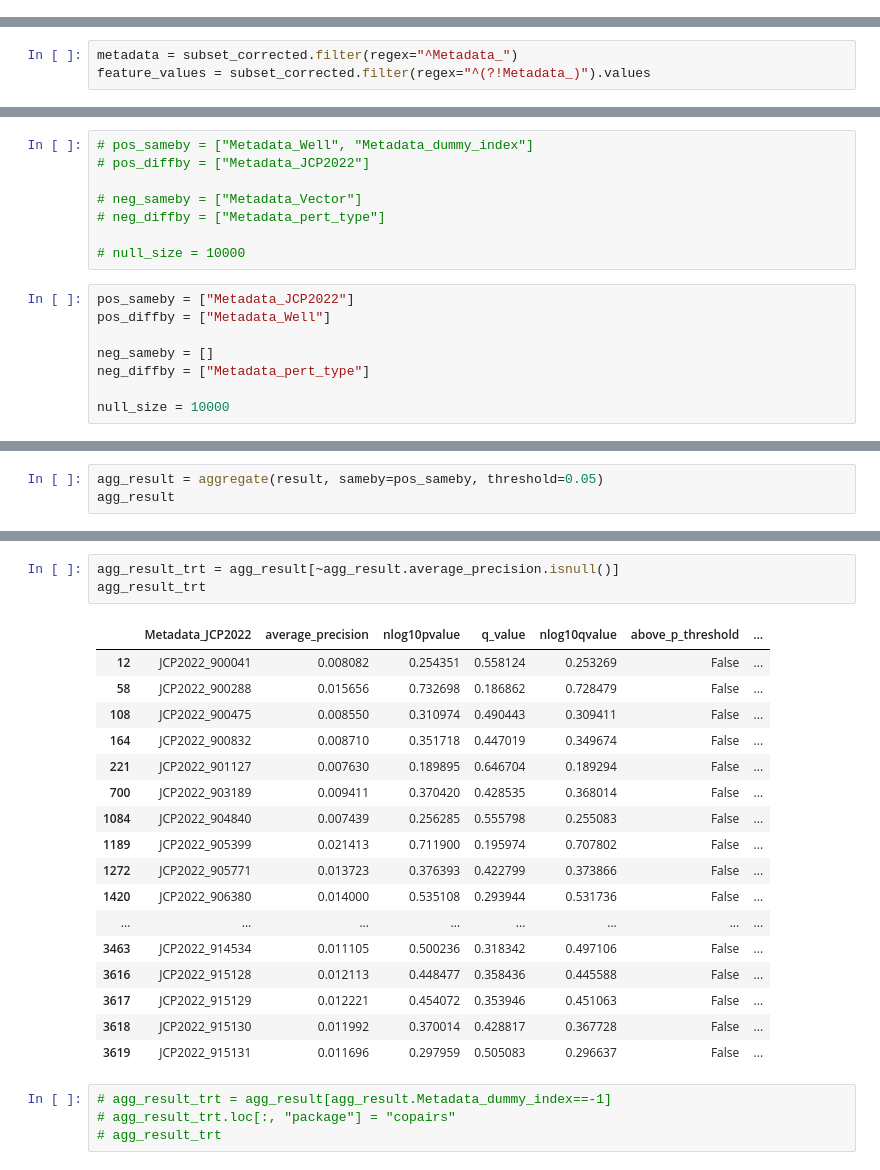
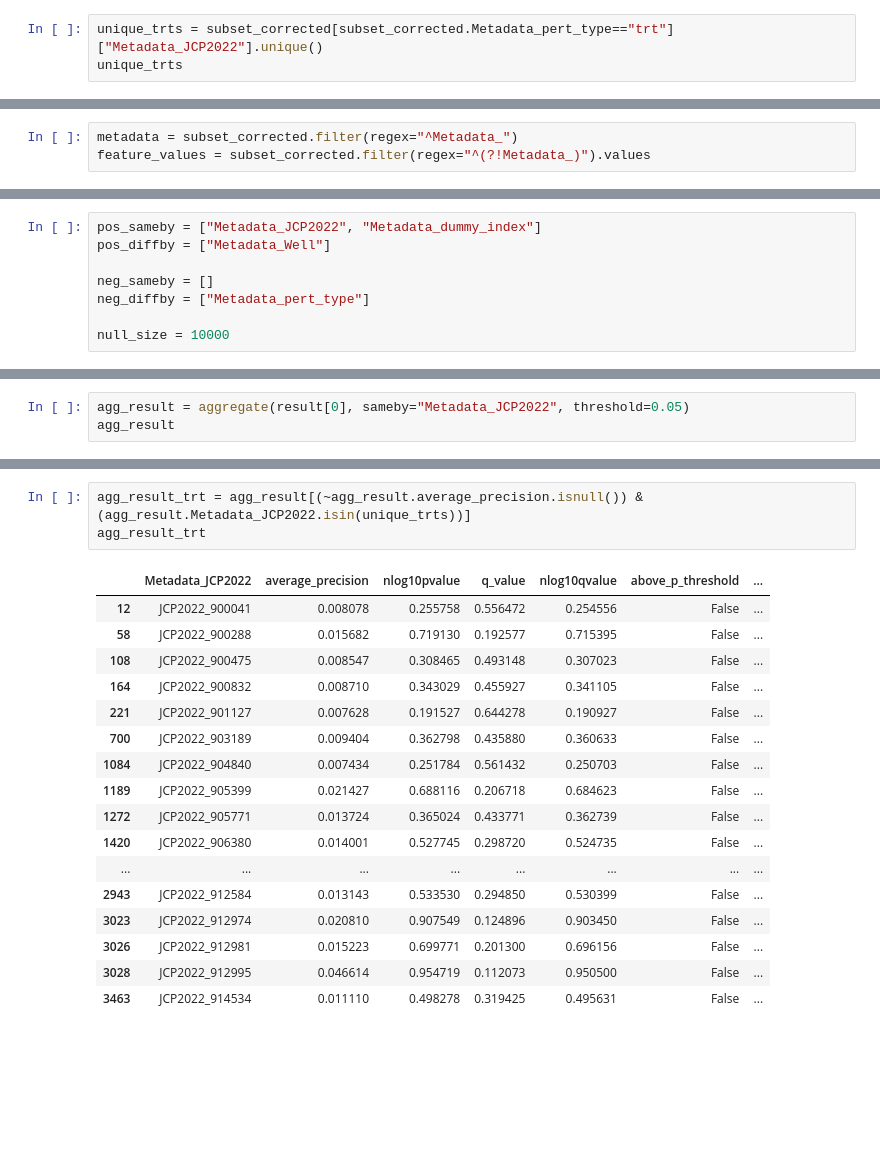
Before and after one commit to broadinstitute/position-effect-correction, a Jupyter notebook: 4.copairs/1_copairs_test.ipynb, the cells around one changed output, grey strips where cells are left out. Cells and saved outputs as stored; diff of their text form; blank space fills up the shorter version.

```diff
--- a/4.copairs/1_copairs_test.ipynb
+++ b/4.copairs/1_copairs_test.ipynb
@@ -34,0 +52,3 @@ subset_corrected
+# %%
+unique_trts = subset_corrected[subset_corrected.Metadata_pert_type=="trt"]["Metadata_JCP2022"].unique()
+unique_trts
@@ -73,19 +61,11 @@ metadata[metadata.Metadata_JCP2022 == "JCP2022_900041"]
 # %%
-# pos_sameby = ["Metadata_Well", "Metadata_dummy_index"]
-# pos_diffby = ["Metadata_JCP2022"]
+pos_sameby = ["Metadata_JCP2022", "Metadata_dummy_index"]
+pos_diffby = ["Metadata_Well"]
 
-# neg_sameby = ["Metadata_Vector"]
-# neg_diffby = ["Metadata_pert_type"]
+neg_sameby = []
+neg_diffby = ["Metadata_pert_type"]
 
-# null_size = 10000
+null_size = 10000
-# %%
-pos_sameby = ["Metadata_JCP2022"]
-pos_diffby = ["Metadata_Well"]
-
-neg_sameby = []
-neg_diffby = ["Metadata_pert_type"]
-
-null_size = 10000
 # %%
 result = run_pipeline(
     metadata,
@@ -136,5 +357,5 @@ result[(result["Metadata_JCP2022"]=="JCP2022_900041") & (result["Metadata_Well"]
 # %%
-agg_result = aggregate(result, sameby=pos_sameby, threshold=0.05)
+agg_result = aggregate(result[0], sameby="Metadata_JCP2022", threshold=0.05)
 agg_result
 # %% [output]
 |  | Metadata_JCP2022 | average_precision | nlog10pvalue | q_value | nlog10qvalue | above_p_threshold | ... |
@@ -152,29 +373,25 @@ agg_result
 3620 rows × 7 columns
 # %%
-agg_result_trt = agg_result[~agg_result.average_precision.isnull()]
+agg_result_trt = agg_result[(~agg_result.average_precision.isnull()) & (agg_result.Metadata_JCP2022.isin(unique_trts))]
 agg_result_trt
 # %% [output]
 |  | Metadata_JCP2022 | average_precision | nlog10pvalue | q_value | nlog10qvalue | above_p_threshold | ... |
-| 12 | JCP2022_900041 | 0.008082 | 0.254351 | 0.558124 | 0.253269 | False | ... |
-| 58 | JCP2022_900288 | 0.015656 | 0.732698 | 0.186862 | 0.728479 | False | ... |
-| 108 | JCP2022_900475 | 0.008550 | 0.310974 | 0.490443 | 0.309411 | False | ... |
-| 164 | JCP2022_900832 | 0.008710 | 0.351718 | 0.447019 | 0.349674 | False | ... |
-| 221 | JCP2022_901127 | 0.007630 | 0.189895 | 0.646704 | 0.189294 | False | ... |
-| 700 | JCP2022_903189 | 0.009411 | 0.370420 | 0.428535 | 0.368014 | False | ... |
-| 1084 | JCP2022_904840 | 0.007439 | 0.256285 | 0.555798 | 0.255083 | False | ... |
-| 1189 | JCP2022_905399 | 0.021413 | 0.711900 | 0.195974 | 0.707802 | False | ... |
-| 1272 | JCP2022_905771 | 0.013723 | 0.376393 | 0.422799 | 0.373866 | False | ... |
-| 1420 | JCP2022_906380 | 0.014000 | 0.535108 | 0.293944 | 0.531736 | False | ... |
+| 12 | JCP2022_900041 | 0.008078 | 0.255758 | 0.556472 | 0.254556 | False | ... |
+| 58 | JCP2022_900288 | 0.015682 | 0.719130 | 0.192577 | 0.715395 | False | ... |
+| 108 | JCP2022_900475 | 0.008547 | 0.308465 | 0.493148 | 0.307023 | False | ... |
+| 164 | JCP2022_900832 | 0.008710 | 0.343029 | 0.455927 | 0.341105 | False | ... |
+| 221 | JCP2022_901127 | 0.007628 | 0.191527 | 0.644278 | 0.190927 | False | ... |
+| 700 | JCP2022_903189 | 0.009404 | 0.362798 | 0.435880 | 0.360633 | False | ... |
+| 1084 | JCP2022_904840 | 0.007434 | 0.251784 | 0.561432 | 0.250703 | False | ... |
+| 1189 | JCP2022_905399 | 0.021427 | 0.688116 | 0.206718 | 0.684623 | False | ... |
+| 1272 | JCP2022_905771 | 0.013724 | 0.365024 | 0.433771 | 0.362739 | False | ... |
+| 1420 | JCP2022_906380 | 0.014001 | 0.527745 | 0.298720 | 0.524735 | False | ... |
 | ... | ... | ... | ... | ... | ... | ... | ... |
-| 3463 | JCP2022_914534 | 0.011105 | 0.500236 | 0.318342 | 0.497106 | False | ... |
-| 3616 | JCP2022_915128 | 0.012113 | 0.448477 | 0.358436 | 0.445588 | False | ... |
-| 3617 | JCP2022_915129 | 0.012221 | 0.454072 | 0.353946 | 0.451063 | False | ... |
-| 3618 | JCP2022_915130 | 0.011992 | 0.370014 | 0.428817 | 0.367728 | False | ... |
-| 3619 | JCP2022_915131 | 0.011696 | 0.297959 | 0.505083 | 0.296637 | False | ... |
+| 2943 | JCP2022_912584 | 0.013143 | 0.533530 | 0.294850 | 0.530399 | False | ... |
+| 3023 | JCP2022_912974 | 0.020810 | 0.907549 | 0.124896 | 0.903450 | False | ... |
+| 3026 | JCP2022_912981 | 0.015223 | 0.699771 | 0.201300 | 0.696156 | False | ... |
+| 3028 | JCP2022_912995 | 0.046614 | 0.954719 | 0.112073 | 0.950500 | False | ... |
+| 3463 | JCP2022_914534 | 0.011110 | 0.498278 | 0.319425 | 0.495631 | False | ... |
-# %%
-# agg_result_trt = agg_result[agg_result.Metadata_dummy_index==-1]
-# agg_result_trt.loc[:, "package"] = "copairs"
-# agg_result_trt
 # %%
 p_value = agg_result_trt['above_p_threshold']
 print(
```
Also changed, not shown: parts of 48 cells of this notebook, 1 other file.
